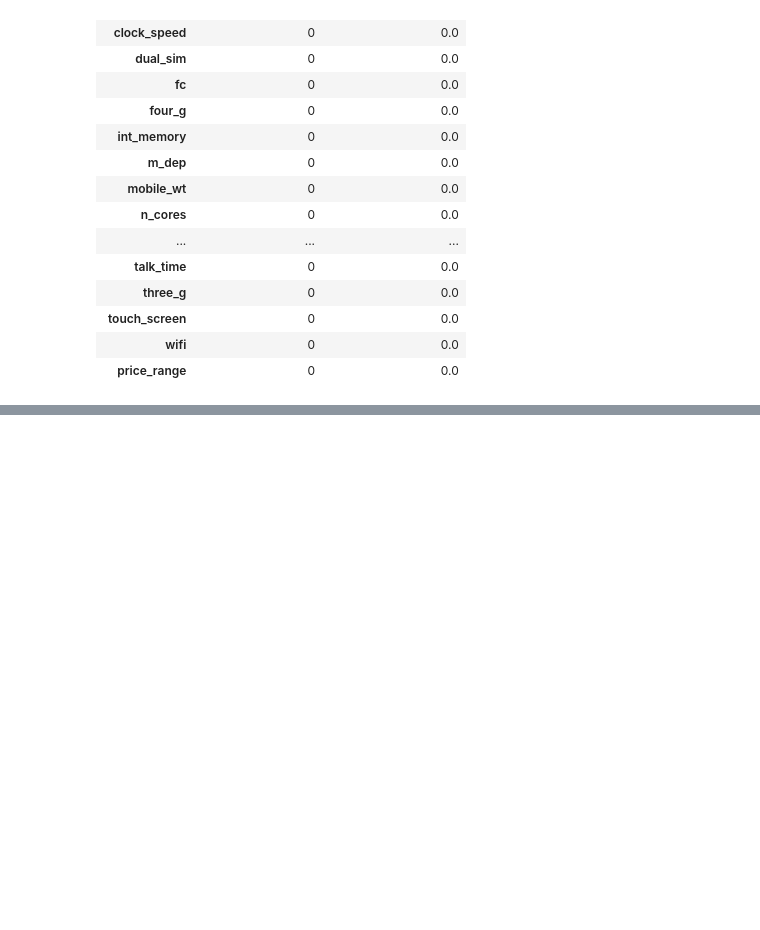
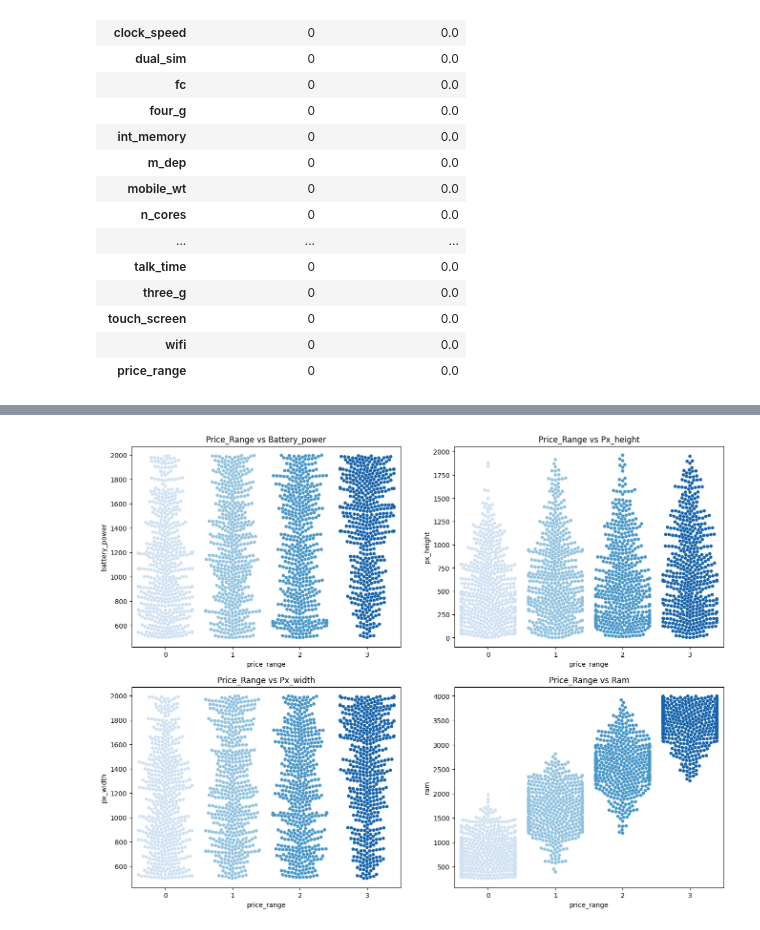
Before and after one commit to Nuria322/Prediccion_precio_telefonos, a Jupyter notebook: Precios_Telefonia/1_Datos.ipynb, the cells around one changed output, grey strips where cells are left out. Drawn from its saved outputs; the diff is of its cells as text; code cells hidden in the pictures; blank space fills up the shorter version.

```diff
--- a/Precios_Telefonia/1_Datos.ipynb
+++ b/Precios_Telefonia/1_Datos.ipynb
@@ -161,0 +349,15 @@ datos_blanco
+# %%
+# Visualizar la distribucion de los datos de las variables con mayor correlación
+
+variables = ['battery_power', 'px_height', 'px_width', 'ram']
+
+fig, axes = plt.subplots(nrows = 2, ncols = 2, figsize = (16, 12))
+
+for i, variable in enumerate(variables):
+    row = i // 2
+    col = i % 2
+
+    sns.swarmplot(x = 'price_range', y = variable, data = df_mobile_market, ax = axes[row, col], palette = 'Blues')
+    axes[row, col].set_title(f'Price_Range vs {variable.capitalize()}');
+# %% [output]
+[figure, added]
```
Also changed, not shown: parts of 15 cells of this notebook.
